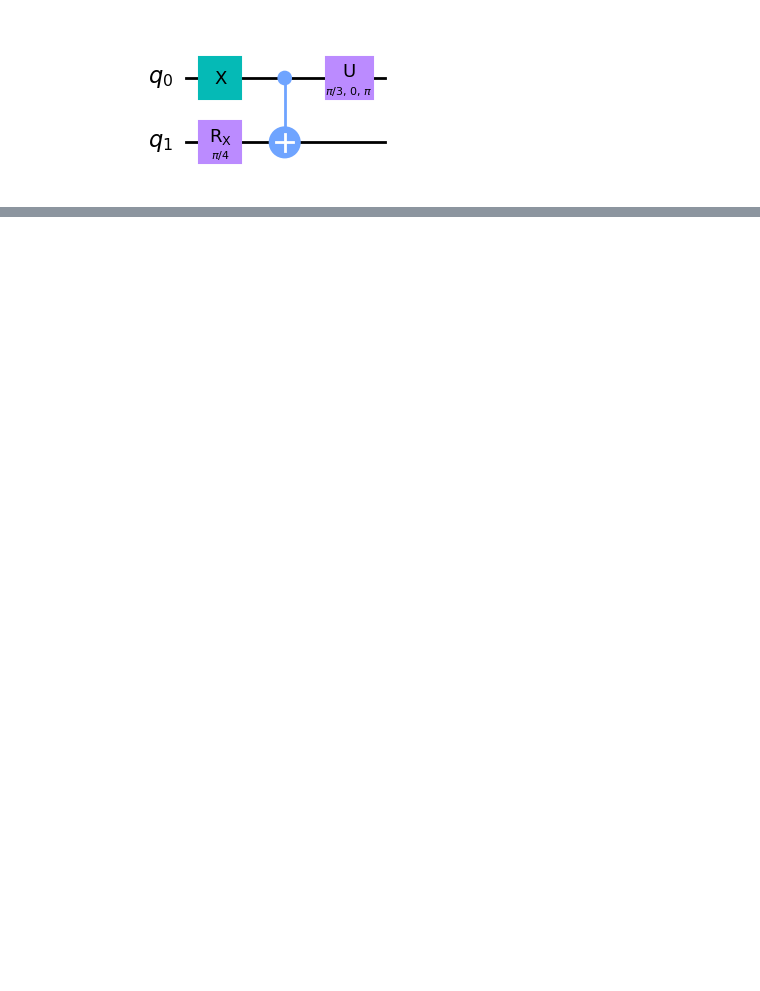
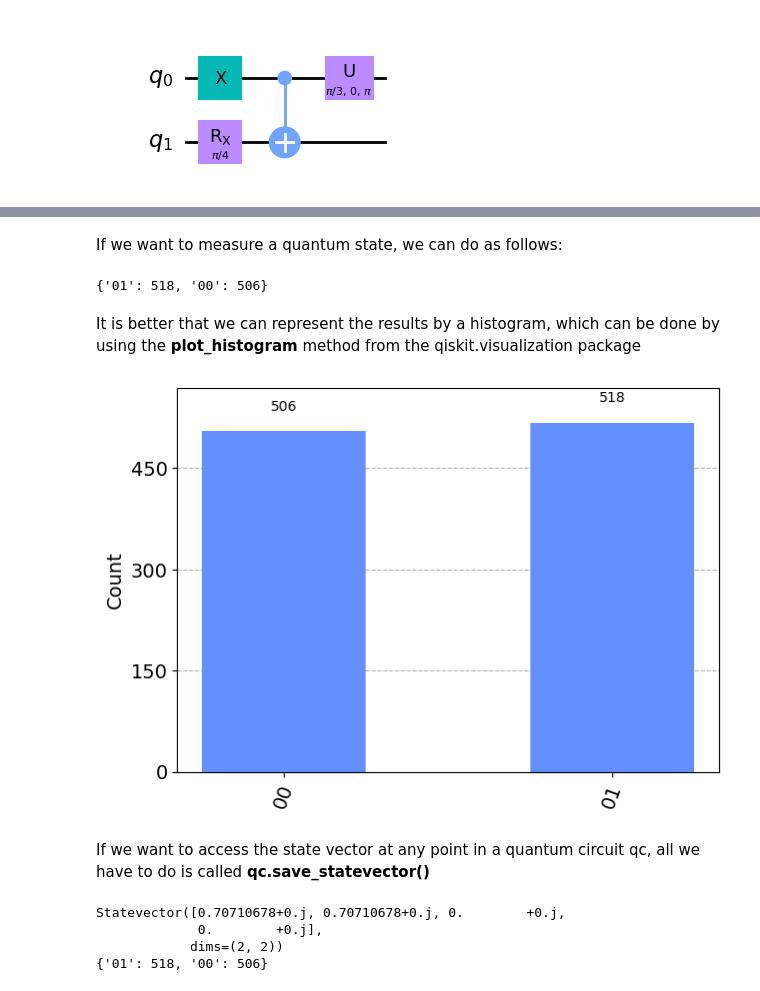
Before and after one commit to NewtZhang/quantum, a Jupyter notebook: Quantum-Optimization/Note.ipynb, the cells around one changed output, grey strips where cells are left out. Cells and saved outputs as stored; diff of their text form; code cells hidden in the pictures; blank space fills up the shorter version.

```diff
--- a/Quantum-Optimization/Note.ipynb
+++ b/Quantum-Optimization/Note.ipynb
@@ -66,0 +94,44 @@ qc.draw("mpl")
+# %%
+from qiskit.providers.aer import AerSimulator
+
+sim = AerSimulator()
+sim_GPU = AerSimulator(device="GPU")
+# %% [markdown]
+If we want to measure a quantum state, we can do as follows:
+# %%
+qc = QuantumCircuit(2, 2)
+qc.h(0)
+qc.measure(range(2), range(2))
+
+job = execute(qc, sim, shots = 1024) # simulate the execution of nshots shots of a circuit qc
+result = job.result() # retrieve a result object
+counts = result.get_counts() # get the simulated frequency counts
+print(counts)
+# %% [output]
+{'01': 518, '00': 506}
+# %% [markdown]
+It is better that we can represent the results by a histogram, which can be done by using the **plot_histogram** method from the qiskit.visualization package
+# %%
+from qiskit.visualization import *
+plot_histogram(counts)
+# %% [output]
+[figure, added]
+# %% [markdown]
+If we want to access the state vector at any point in a quantum circuit qc, all we have to do is called **qc.save_statevector()**
+# %%
+qc = QuantumCircuit(2, 2)
+qc.h(0)
+qc.save_statevector()
+qc.measure(0,0) # using two individual instructions
+qc.measure(1,1)
+
+result = execute(qc, sim, shots = 1024).result()
+sv = result.get_statevector()
+print(sv)
+counts = result.get_counts()
+print(counts)
+# %% [output]
+Statevector([0.70710678+0.j, 0.70710678+0.j, 0.        +0.j,
+             0.        +0.j],
+            dims=(2, 2))
+{'01': 518, '00': 506}
```
Also changed, not shown: parts of 5 cells of this notebook, 1 other file.
